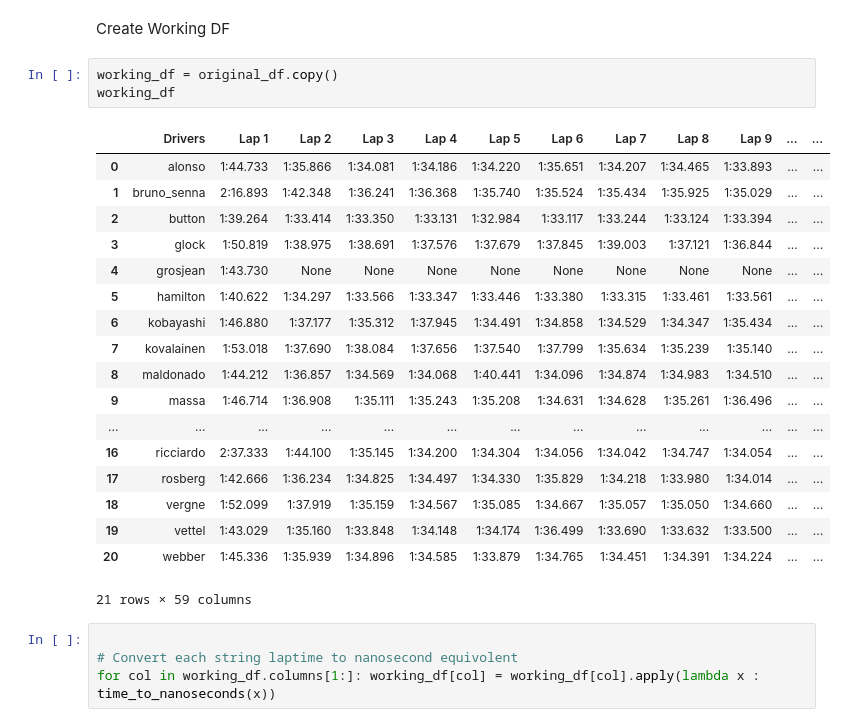
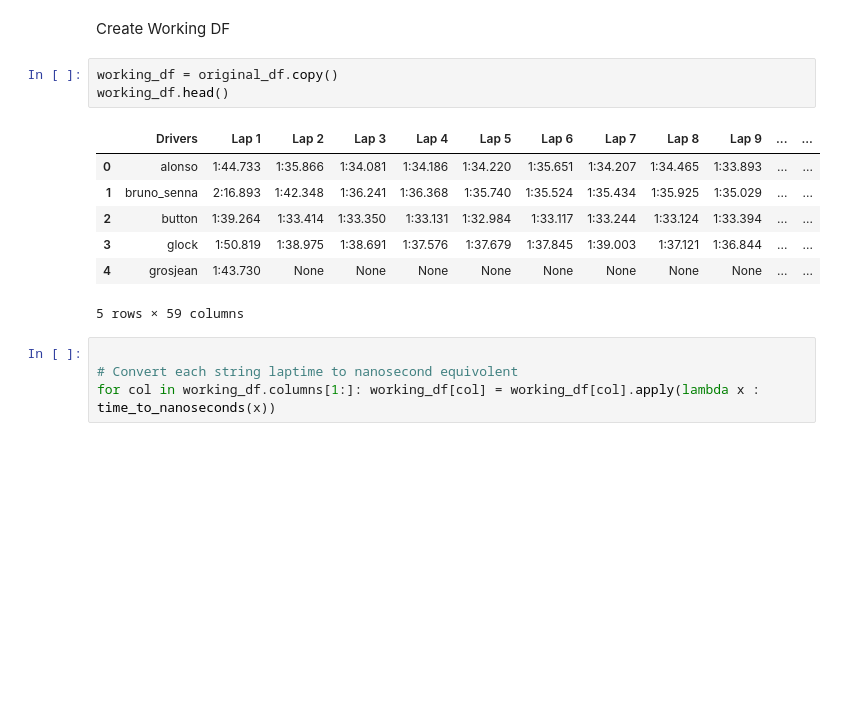
Before and after one commit to msebersbergerjr/F1_DataScience, a Jupyter notebook: notebooks/data_exploration.ipynb, the cells around one changed output. Saved outputs shown, nothing was run; the diff lists cells and outputs as text; blank space fills up the shorter version.

```diff
--- a/notebooks/data_exploration.ipynb
+++ b/notebooks/data_exploration.ipynb
@@ -71,26 +71,15 @@ for lap in jsondata['Laps']:
 Create Working DF
 # %%
 working_df = original_df.copy()
-working_df
+working_df.head()
 # %% [output]
 |  | Drivers | Lap 1 | Lap 2 | Lap 3 | Lap 4 | Lap 5 | Lap 6 | Lap 7 | Lap 8 | Lap 9 | ... | ... |
 | 0 | alonso | 1:44.733 | 1:35.866 | 1:34.081 | 1:34.186 | 1:34.220 | 1:35.651 | 1:34.207 | 1:34.465 | 1:33.893 | ... | ... |
 | 1 | bruno_senna | 2:16.893 | 1:42.348 | 1:36.241 | 1:36.368 | 1:35.740 | 1:35.524 | 1:35.434 | 1:35.925 | 1:35.029 | ... | ... |
 | 2 | button | 1:39.264 | 1:33.414 | 1:33.350 | 1:33.131 | 1:32.984 | 1:33.117 | 1:33.244 | 1:33.124 | 1:33.394 | ... | ... |
 | 3 | glock | 1:50.819 | 1:38.975 | 1:38.691 | 1:37.576 | 1:37.679 | 1:37.845 | 1:39.003 | 1:37.121 | 1:36.844 | ... | ... |
 | 4 | grosjean | 1:43.730 | None | None | None | None | None | None | None | None | ... | ... |
-| 5 | hamilton | 1:40.622 | 1:34.297 | 1:33.566 | 1:33.347 | 1:33.446 | 1:33.380 | 1:33.315 | 1:33.461 | 1:33.561 | ... | ... |
-| 6 | kobayashi | 1:46.880 | 1:37.177 | 1:35.312 | 1:37.945 | 1:34.491 | 1:34.858 | 1:34.529 | 1:34.347 | 1:35.434 | ... | ... |
-| 7 | kovalainen | 1:53.018 | 1:37.690 | 1:38.084 | 1:37.656 | 1:37.540 | 1:37.799 | 1:35.634 | 1:35.239 | 1:35.140 | ... | ... |
-| 8 | maldonado | 1:44.212 | 1:36.857 | 1:34.569 | 1:34.068 | 1:40.441 | 1:34.096 | 1:34.874 | 1:34.983 | 1:34.510 | ... | ... |
-| 9 | massa | 1:46.714 | 1:36.908 | 1:35.111 | 1:35.243 | 1:35.208 | 1:34.631 | 1:34.628 | 1:35.261 | 1:36.496 | ... | ... |
-| ... | ... | ... | ... | ... | ... | ... | ... | ... | ... | ... | ... | ... |
-| 16 | ricciardo | 2:37.333 | 1:44.100 | 1:35.145 | 1:34.200 | 1:34.304 | 1:34.056 | 1:34.042 | 1:34.747 | 1:34.054 | ... | ... |
-| 17 | rosberg | 1:42.666 | 1:36.234 | 1:34.825 | 1:34.497 | 1:34.330 | 1:35.829 | 1:34.218 | 1:33.980 | 1:34.014 | ... | ... |
-| 18 | vergne | 1:52.099 | 1:37.919 | 1:35.159 | 1:34.567 | 1:35.085 | 1:34.667 | 1:35.057 | 1:35.050 | 1:34.660 | ... | ... |
-| 19 | vettel | 1:43.029 | 1:35.160 | 1:33.848 | 1:34.148 | 1:34.174 | 1:36.499 | 1:33.690 | 1:33.632 | 1:33.500 | ... | ... |
-| 20 | webber | 1:45.336 | 1:35.939 | 1:34.896 | 1:34.585 | 1:33.879 | 1:34.765 | 1:34.451 | 1:34.391 | 1:34.224 | ... | ... |
-21 rows × 59 columns
+5 rows × 59 columns
 # %%
 
 # Convert each string laptime to nanosecond equivolent
```
Also changed, not shown: parts of 1 cell of this notebook, 10 other files.
